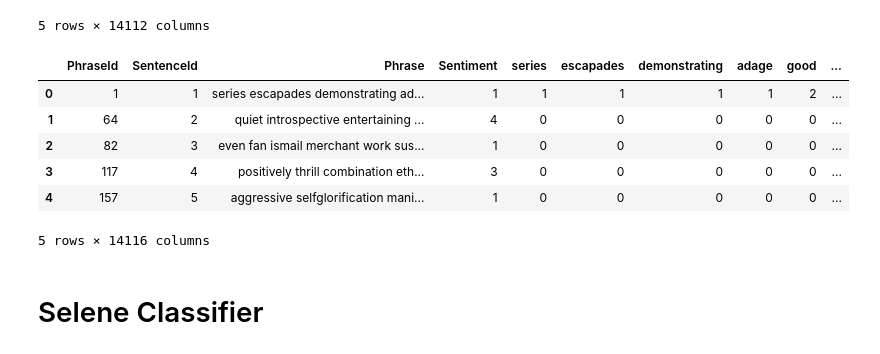
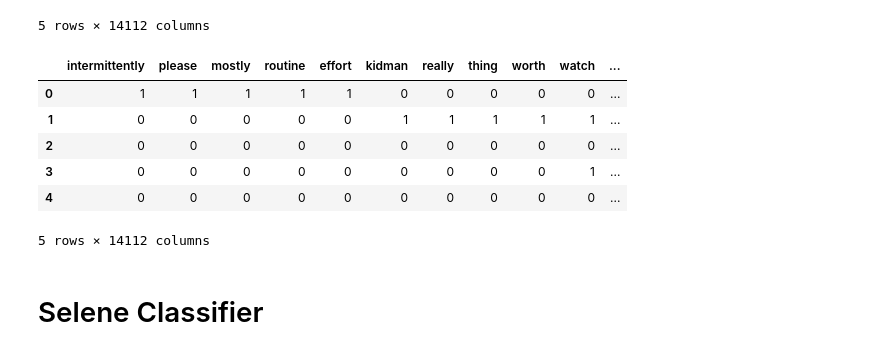
Before and after one commit to jfranc33/movieSentiment, a Jupyter notebook: movieAnalysis.ipynb, the cells around one changed output. Drawn from its saved outputs; the diff is of its cells as text; code cells hidden in the pictures.

Commit message:
Added testing to vectorizing

```diff
--- a/movieAnalysis.ipynb
+++ b/movieAnalysis.ipynb
@@ -355,6 +331,8 @@ df.head(10)
 # Convert our phrases to a bag of words
 # %%
 vectDf = df.copy(deep = True)
+# %%
+testVectDf = testdf.copy(deep = True)
 # %%
 def handleWord(wordDict, word, index):
     # Get the list corresponding to the word
@@ -371,7 +349,7 @@ def handleWord(wordDict, word, index):
     wordDict[word] = cList
 # %%
 # Creates a vector of words
-def createWordVector(df):
+def createWordVector(df, testdf):
     # Creates a dictionary of words
     wordDict = {}
     # Create a dictionary of lists for word frequencies in each phrase
@@ -384,13 +362,25 @@ def createWordVector(df):
                 wordDict[word] = []
                 handleWord(wordDict, word, index)
 
+    # Create a dictionary of words in the test set (only words in the train set)
+    testDict = {}
+    for index, row in testdf.iterrows():
+        sentence = row['Phrase']
+        for word in sentence.split():
+            if word in wordDict and word in testDict:
+                handleWord(testDict, word, index)
+            elif word in wordDict and word not in testDict:
+                testDict[word] = []
+                handleWord(testDict, word, index)
+
 
     # Get the phrase count
     dfLen = len(df['Phrase'])
-    cMax = 0
-    cMin = 100000
+    testdflen = len(testdf['Phrase'])
+
     # Fill the word frequencies to the length of the dataframe
     for key in wordDict:
+        # Handle train set:
         cList = wordDict[key]
         cLen = len(cList)
         # Get the amount of zeros to fill
@@ -399,11 +389,24 @@ def createWordVector(df):
         cList += zeros
         wordDict[key] = cList
 
+        # Handle test set:
+        cLen = 0
+        cList = []
+        if key in testDict:
+            cList = testDict[key]
+            cLen = len(cList)
+        # Get the amount of zeros to fill
+        zeroLen = testdflen - cLen
+        zeros = [0] * zeroLen
+        cList += zeros
+        testDict[key] = cList
+
     # Add each word to the dataFrame
     df2 = pd.DataFrame.from_dict(wordDict)
-    return df2
+    df3 = pd.DataFrame.from_dict(testDict)
+    return df2, df3
 # %%
-subVectDf = createWordVector(vectDf)
+subVectDf, subTestVectDf = createWordVector(vectDf, testVectDf)
 # %%
 subVectDf.head()
 # %% [output]
@@ -414,18 +417,20 @@ subVectDf.head()
 | 3 | 0 | 0 | 0 | 0 | 0 | 0 | 0 | 0 | 0 | 0 | ... |
 | 4 | 0 | 0 | 0 | 0 | 0 | 0 | 0 | 0 | 0 | 0 | ... |
 5 rows × 14112 columns
+# %%
+subTestVectDf.head()
+# %% [output]
+|  | intermittently | please | mostly | routine | effort | kidman | really | thing | worth | watch | ... |
+| 0 | 1 | 1 | 1 | 1 | 1 | 0 | 0 | 0 | 0 | 0 | ... |
+| 1 | 0 | 0 | 0 | 0 | 0 | 1 | 1 | 1 | 1 | 1 | ... |
+| 2 | 0 | 0 | 0 | 0 | 0 | 0 | 0 | 0 | 0 | 0 | ... |
+| 3 | 0 | 0 | 0 | 0 | 0 | 0 | 0 | 0 | 0 | 1 | ... |
+| 4 | 0 | 0 | 0 | 0 | 0 | 0 | 0 | 0 | 0 | 0 | ... |
+5 rows × 14112 columns
 # %%
 vectDf = pd.concat([vectDf, subVectDf], axis = 1)
 # %%
-vectDf.head()
+testVectDf = pd.concat([testVectDf, subTestVectDf], axis = 1)
-# %% [output]
-|  | PhraseId | SentenceId | Phrase | Sentiment | series | escapades | demonstrating | adage | good | ... |
-| 0 | 1 | 1 | series escapades demonstrating ad... | 1 | 1 | 1 | 1 | 1 | 2 | ... |
-| 1 | 64 | 2 | quiet introspective entertaining ... | 4 | 0 | 0 | 0 | 0 | 0 | ... |
-| 2 | 82 | 3 | even fan ismail merchant work sus... | 1 | 0 | 0 | 0 | 0 | 0 | ... |
-| 3 | 117 | 4 | positively thrill combination eth... | 3 | 0 | 0 | 0 | 0 | 0 | ... |
-| 4 | 157 | 5 | aggressive selfglorification mani... | 1 | 0 | 0 | 0 | 0 | 0 | ... |
-5 rows × 14116 columns
 # %% [markdown]
 # Selene Classifier
 # %%
```
Also changed, not shown: parts of 7 cells of this notebook, 1 other file.
